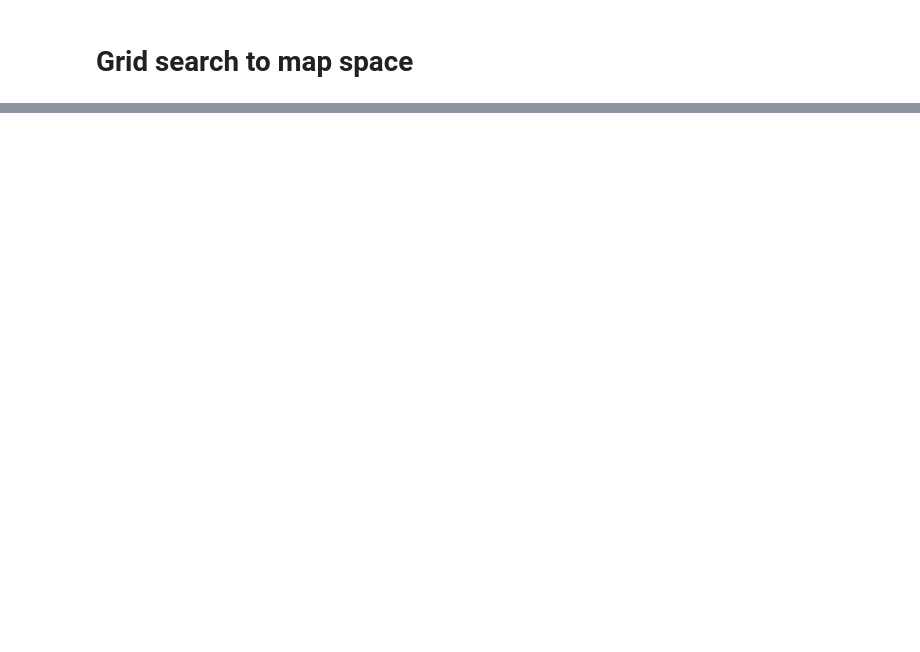
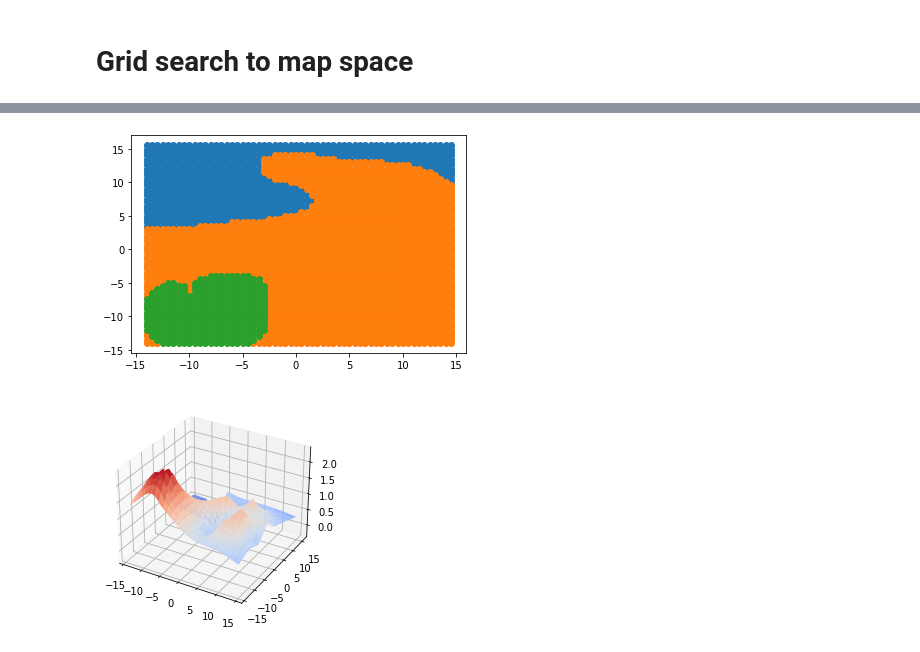
Before and after one commit to jschulz97/8890, a Jupyter notebook: test_rbf_gd.ipynb, the cells around one changed output, grey strips where cells are left out. Cells and saved outputs as stored; diff of their text form; code cells hidden in the pictures; blank space fills up the shorter version.

```diff
--- a/test_rbf_gd.ipynb
+++ b/test_rbf_gd.ipynb
@@ -147,14 +163,15 @@ def test_model(model, data, labels, centers):
 # %% [markdown]
 # Grid search to map space
 # %%
-def grid_search(data, model, step=.5):
+def grid_search(data, model, step=(.5,.5)):
     # generate data
-    x = np.arange(min(data[:,0])-4, max(data[:,0]), step)
-    y = np.arange(min(data[:,1]), max(data[:,1]), step)
+    x = np.arange(min(data[:,0]), max(data[:,0]), step[0])
+    y = np.arange(min(data[:,1]), max(data[:,1]), step[1])
 
     # grid_xy = np.zeros((len(x), len(x)))
     xy_data  = []
     xy_preds = []
+    z_preds  = np.zeros((len(x), len(y)))
     z_data   = np.zeros((len(x), len(y)))
     for i in tqdm(range(len(x))):
         for j in range(len(y)):
@@ -163,7 +180,8 @@ def grid_search(data, model, step=.5):
             pred = classify(pred,labels)
             xy_data.append([x[i], y[j]])
             xy_preds.append(pred)
-            z_data[i,j] = z
+            z_preds[i,j] = pred
+            z_data[i,j]  = z
 
     # predict on grid
     xy_sep, xy_uniq_labels = split_data(xy_data, xy_preds)
@@ -191,0 +197,5 @@ for cen in centers:
+# %%
+grid_search(data, rbnetwork, step=(.5,.5))
+# %% [output]
+[figure, added]
+[figure, added]
```
Also changed, not shown: parts of 8 cells of this notebook, 19 other files.
